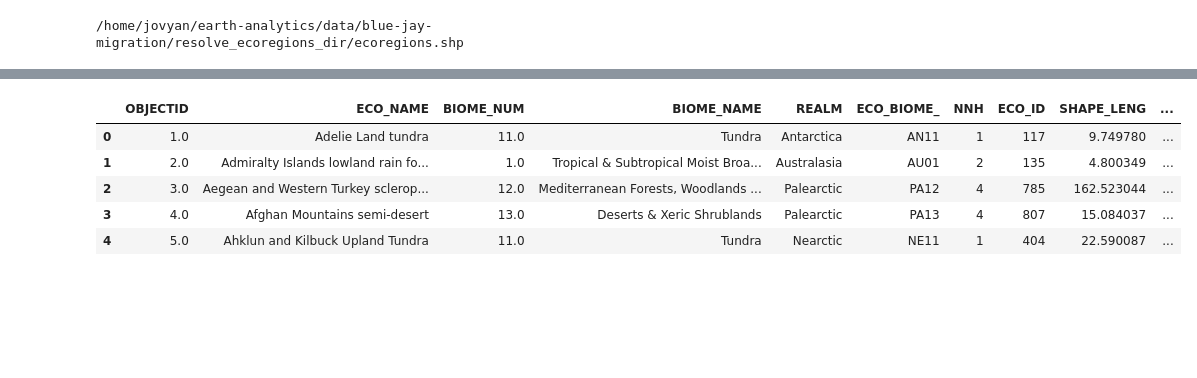
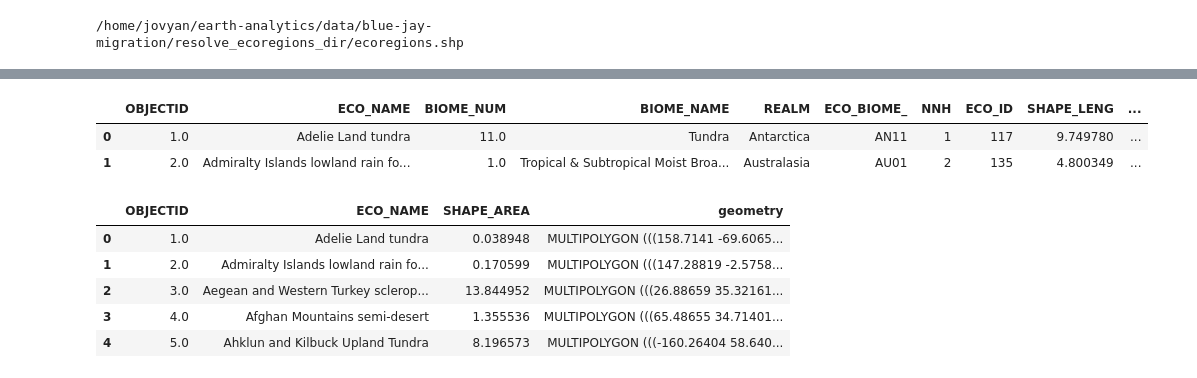
Before and after one commit to earthlab-education/species-distribution-coding-challenge-hanried, a Jupyter notebook: notebooks/04_species_distribution_download.ipynb, the cells around one changed output, grey strips where cells are left out. Cells and saved outputs as stored; diff of their text form; code cells hidden in the pictures; blank space fills up the shorter version.

Commit message:
created gbif_ecoregion_gdf

```diff
--- a/notebooks/04_species_distribution_download.ipynb
+++ b/notebooks/04_species_distribution_download.ipynb
@@ -322,9 +323,18 @@ ecoregions_gdf.plot()
 # %%
-ecoregions_gdf.head()
+ecoregions_gdf.head(2)
 # %% [output]
 |  | OBJECTID | ECO_NAME | BIOME_NUM | BIOME_NAME | REALM | ECO_BIOME_ | NNH | ECO_ID | SHAPE_LENG | ... |
 | 0 | 1.0 | Adelie Land tundra | 11.0 | Tundra | Antarctica | AN11 | 1 | 117 | 9.749780 | ... |
 | 1 | 2.0 | Admiralty Islands lowland rain fo... | 1.0 | Tropical & Subtropical Moist Broa... | Australasia | AU01 | 2 | 135 | 4.800349 | ... |
-| 2 | 3.0 | Aegean and Western Turkey sclerop... | 12.0 | Mediterranean Forests, Woodlands ... | Palearctic | PA12 | 4 | 785 | 162.523044 | ... |
-| 3 | 4.0 | Afghan Mountains semi-desert | 13.0 | Deserts & Xeric Shrublands | Palearctic | PA13 | 4 | 807 | 15.084037 | ... |
-| 4 | 5.0 | Ahklun and Kilbuck Upland Tundra | 11.0 | Tundra | Nearctic | NE11 | 1 | 404 | 22.590087 | ... |
+# %%
+# Make the ecoregions_gdf easier to work with.
+ecoregions_clean_gdf = ecoregions_gdf[['OBJECTID', 'ECO_NAME', 'SHAPE_AREA', 'geometry']]
+
+ecoregions_clean_gdf.head()
+# %% [output]
+|  | OBJECTID | ECO_NAME | SHAPE_AREA | geometry |
+| 0 | 1.0 | Adelie Land tundra | 0.038948 | MULTIPOLYGON (((158.7141 -69.6065... |
+| 1 | 2.0 | Admiralty Islands lowland rain fo... | 0.170599 | MULTIPOLYGON (((147.28819 -2.5758... |
+| 2 | 3.0 | Aegean and Western Turkey sclerop... | 13.844952 | MULTIPOLYGON (((26.88659 35.32161... |
+| 3 | 4.0 | Afghan Mountains semi-desert | 1.355536 | MULTIPOLYGON (((65.48655 34.71401... |
+| 4 | 5.0 | Ahklun and Kilbuck Upland Tundra | 8.196573 | MULTIPOLYGON (((-160.26404 58.640... |
```
Also changed, not shown: parts of 5 cells of this notebook.
